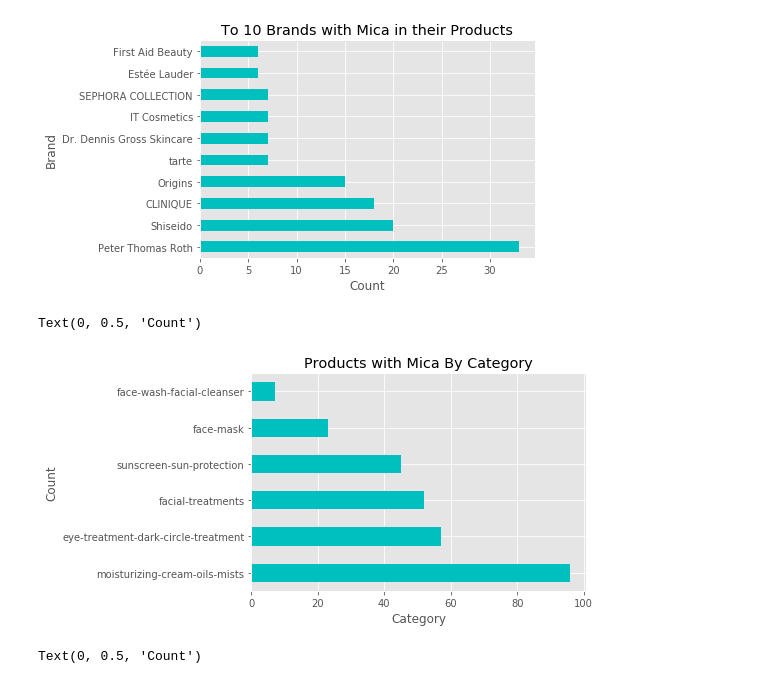
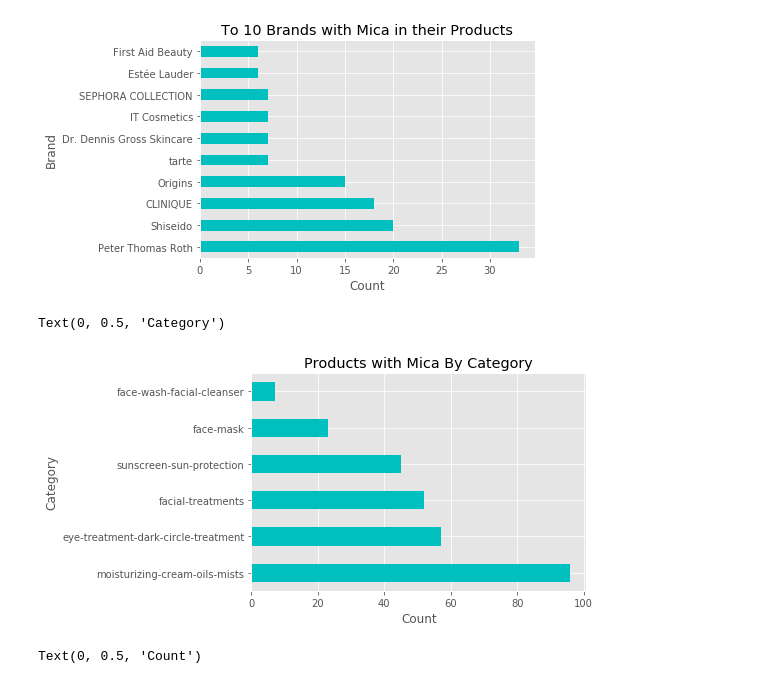
Before and after one commit to tvvu2020/Sephora-Webscraping, a Jupyter notebook: SephoraProject.ipynb, the cells around one changed output. Saved outputs shown, nothing was run; the diff lists cells and outputs as text; code cells hidden in the pictures.

```diff
--- a/SephoraProject.ipynb
+++ b/SephoraProject.ipynb
@@ -341,12 +368,12 @@ Text(0, 0.5, 'Brand')
 # %%
 # Products with mica grouped by skincare category
 with_mica.groupby('category').size().sort_values(ascending=False).plot(kind='barh', color='c')
 plt.title("Products with Mica By Category")
-plt.xlabel('Category')
-plt.ylabel('Count')
+plt.xlabel('Count')
+plt.ylabel('Category')
 # %% [output]
-Text(0, 0.5, 'Count')
+Text(0, 0.5, 'Category')
-[figure, old version]
+[figure, new version]
 # %%
 silicones = ['siloxane', 'dimethicone', 'cyclomethicone', 'cyclohexasiloxane', 'cetearyl methicone',
 'cyclopentasiloxane']
```
Also changed, not shown: parts of 17 cells of this notebook, 1 other file.
